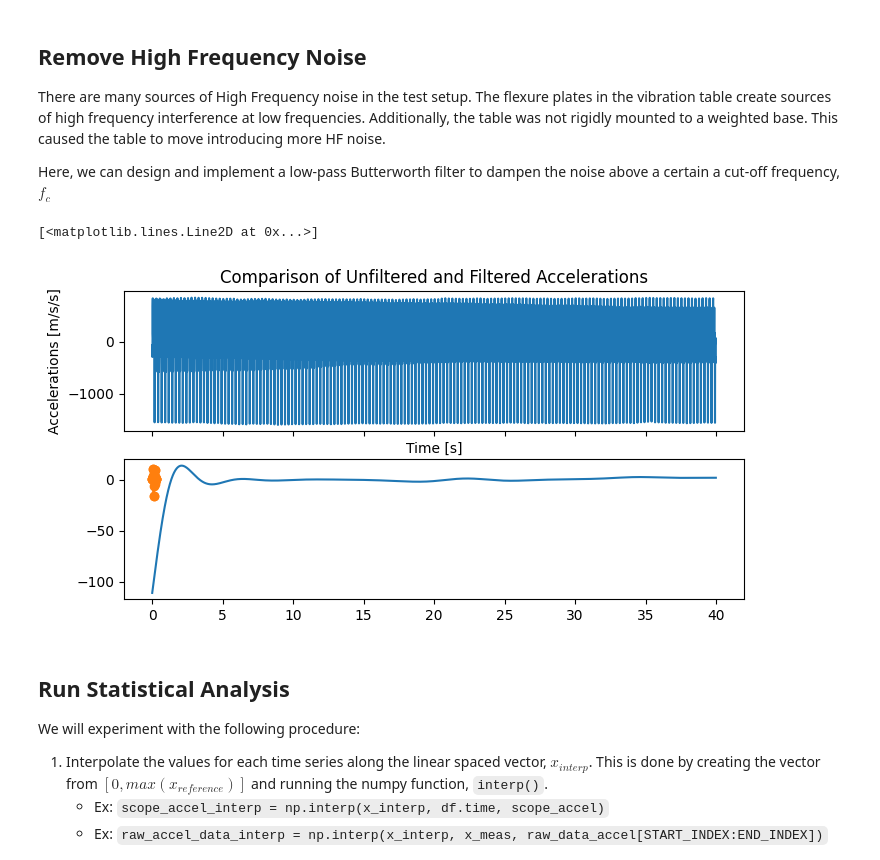
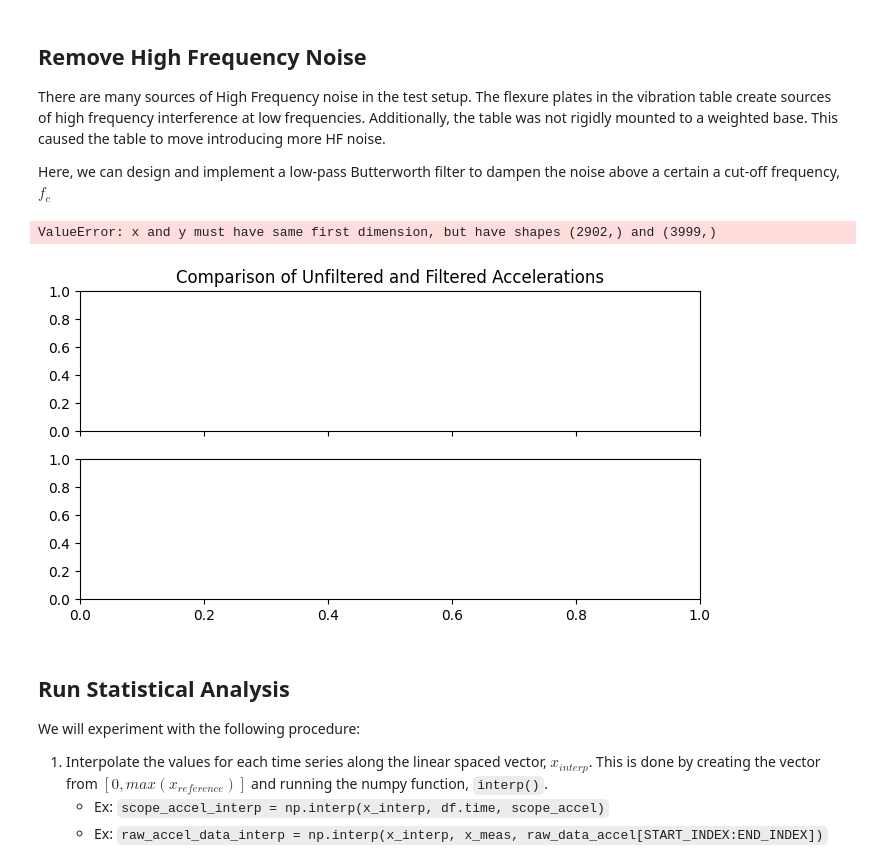
Before and after one commit to Legohead259/Thetis-Scripts, a Jupyter notebook: vibration_validation/accelerometer_validation.ipynb, the cells around one changed output. Drawn from its saved outputs; the diff is of its cells as text; code cells hidden in the pictures.

Commit message:
Updated scripts to use some new data

```diff
--- a/vibration_validation/accelerometer_validation.ipynb
+++ b/vibration_validation/accelerometer_validation.ipynb
@@ -31,7 +31,7 @@ SCALE_FACTOR = 9.81 / ACCELEROMETER_SCALE # Convert oscilloscope voltage measure
 
 # CHANGE THIS BEN!!!
 CURRENT_DATASET = "x" # x, y, z
-CURRENT_FREQUENCY = "4_0" # 3_0, 3_5, 4_0, 4_5...16_0, 17_0, 18_0...24_0
+CURRENT_FREQUENCY = "10_0" # 3_0, 3_5, 4_0, 4_5...16_0, 17_0, 18_0...24_0
 
 SCOPE_FILEPATH = "data/{0}-axis/{0}_daq_{1}Hz.csv".format(CURRENT_DATASET, CURRENT_FREQUENCY)
 THETIS_FILEPATH = "data/{0}-axis/{0}_thetis_{1}Hz.bin".format(CURRENT_DATASET, CURRENT_FREQUENCY)
@@ -74,9 +74,9 @@ accel_data = np.array(accel_data)
 ## Graph Data
 # %%
 # START_INDEX = 0
-START_INDEX = 500
+START_INDEX = 488
 # TIME_WIDTH = len(epoch_data)
-TIME_WIDTH = 38
+TIME_WIDTH = 131
 END_INDEX = START_INDEX + TIME_WIDTH
 
 x_meas = epoch_data[START_INDEX:END_INDEX] # Partition examined data into sub array
@@ -99,7 +99,7 @@ ax_accel.legend(["Raw"])
 fig_comp = plt.figure(2, figsize=(8,4))
 ax_comp = fig_comp.add_subplot(1,1,1)
 ax_comp.set_title("Comparison of Measured and Reference Accelerations")
-ax_comp.plot(df.time[START_INDEX, END_INDEX], df.voltage[START_INDEX, END_INDEX])
+ax_comp.plot(df.time[0:100], df.voltage[0:100])
 ax_comp.plot(x_meas, raw_accel_data[START_INDEX:END_INDEX], 'o-')
 ax_comp.set_xlabel("Time [s]")
 ax_comp.set_ylabel("Accelerations [m/s/s]")
@@ -121,5 +121,21 @@ print("Number of samples: ", N_SAMPLES) #DEBUG
 print("Total Sample Time: ", T_SAMPLE) #DEBUG
 print("Average Sample Rate: ", round(F_SAMPLE)) #DEBUG
 
+# Perform FFT
+X = np.fft.fft(raw_accel_data[START_INDEX:END_INDEX])
+Y = np.fft.fft(df.voltage[0:100])
+x_freqs = np.fft.fftfreq(len(raw_accel_data[START_INDEX:END_INDEX])) * F_SAMPLE
+y_freqs = np.fft.fftfreq(len(df.voltage[0:100])) * 100
+
+# Plot results
+plt.figure(figsize=(8, 4))
+plt.plot(y_freqs, np.abs(Y))
+plt.plot(x_freqs, np.abs(X), 'o-')
+plt.xlim([0, F_SAMPLE/2])
+plt.xlabel('Frequency (Hz)')
+plt.ylabel('Magnitude')
+plt.legend(["Reference", "Thetis (Raw)"])
+plt.grid(True)
+
 plt.show()
 # %% [output]
@@ -134,20 +151,20 @@ There are many sources of High Frequency noise in the test setup. The flexure pl
 
 Here, we can design and implement a low-pass Butterworth filter to dampen the noise above a certain a cut-off frequency, $f_c$
 # %%
-sos = signal.butter(8, 24, 'lp', fs=5E5, output='sos')
+sos = signal.butter(4, 24, 'lp', fs=1E4, output='sos')
 filtered = signal.sosfiltfilt(sos, scope_accel)
 
 fig_filt, (ax1, ax2) = plt.subplots(2, 1, sharex=True, figsize=(8,4))
 ax1.set_title("Comparison of Unfiltered and Filtered Accelerations")
-ax1.plot(df.time[df.time<0.4], scope_accel[df.time<0.4])
+ax1.plot(df.time, scope_accel)
 ax1.set_xlabel("Time [s]")
 ax1.set_ylabel("Accelerations [m/s/s]")
-ax2.plot(df.time[df.time<0.4], filtered[df.time<0.4])
+ax2.plot(df.time, filtered)
 ax2.plot(x_meas, raw_accel_data[START_INDEX:END_INDEX], 'o-')
 # ax_comp.legend(["Reference", "Thetis (Raw)"])
 # %% [output]
-[<matplotlib.lines.Line2D at 0x...>]
+ValueError: x and y must have same first dimension, but have shapes (2902,) and (3999,)
-[figure, old version]
+[figure, new version]
 # %% [markdown]
 ## Run Statistical Analysis
 We will experiment with the following procedure:
```
Also changed, not shown: parts of 2 cells of this notebook, 9 other files.
